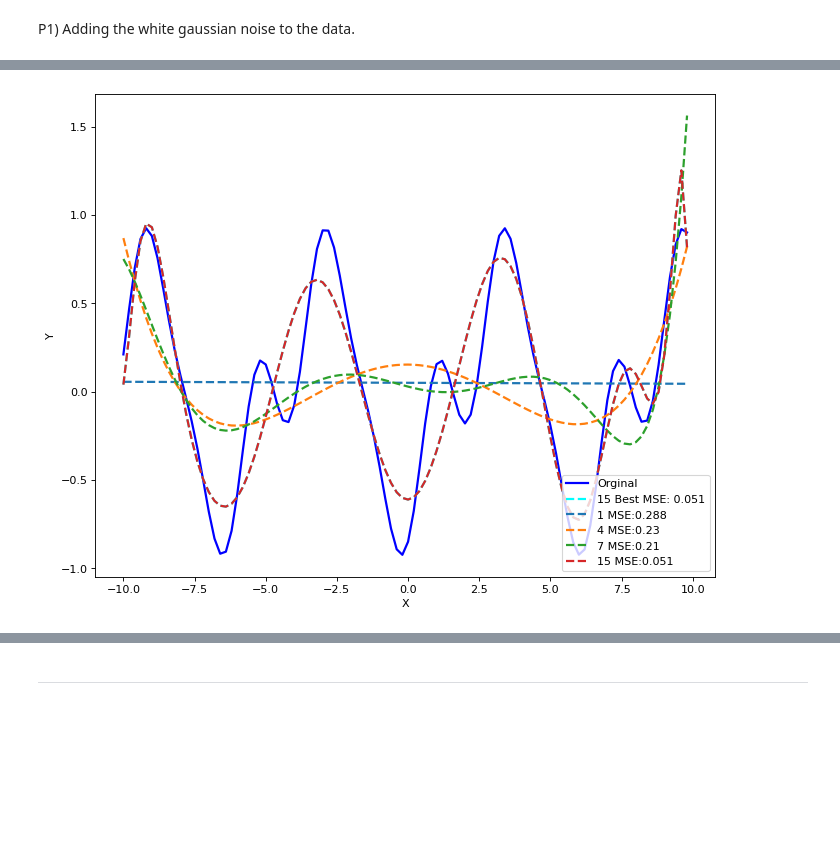
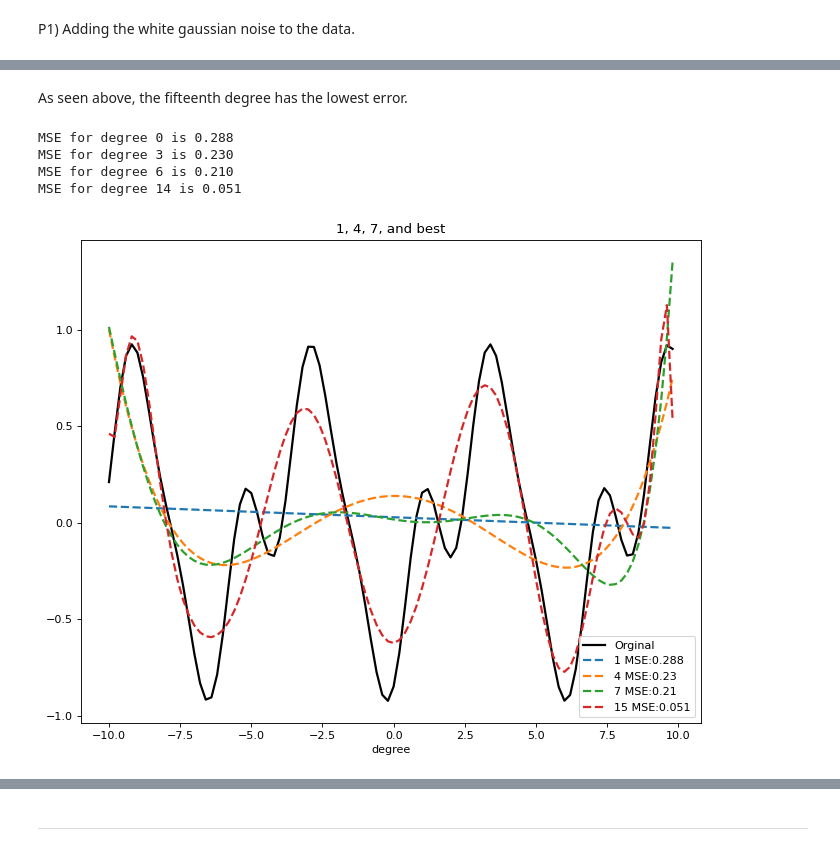
Before and after one commit to Arashlf/UT_ML_Course, a Jupyter notebook: Homework2/Q4-6.ipynb, the cells around one changed output, grey strips where cells are left out. Saved outputs shown, nothing was run; the diff lists cells and outputs as text; code cells hidden in the pictures; blank space fills up the shorter version.

```diff
--- a/Homework2/Q4-6.ipynb
+++ b/Homework2/Q4-6.ipynb
@@ -39,13 +39,3 @@ for i in range(15):
     mse1.append((np.square(y - yt1[i])).mean())
     yt2.append(np.poly1d(np.polyfit(x, y2, i+1))(x))
     mse2.append((np.square(y - yt2[i])).mean())
-# %%
-plt.figure(figsize=(10, 8), dpi=80)
-plt.plot(x, y, linewidth = 4, label = "Original", color = 'blue')
-plt.plot(x, y1, linewidth = 2, label = "Noisy", color = 'red')
-for i in range(15):
-    plt.plot(x, yt1[i], linestyle = 'dashed', linewidth = 2, label = "fit:"+str(i+1))
-plt.xlabel('X')
-plt.ylabel('Y')
-plt.legend(loc ="lower right")
-plt.show()
@@ -54,10 +41,0 @@ plt.show()
-# %%
-plt.figure(figsize=(10, 8), dpi=80)
-plt.plot(x, y, linewidth = 4, label = "Original", color = 'blue')
-plt.plot(x, y2, linewidth = 2, label = "Noisy", color = 'red')
-for i in range(15):
-    plt.plot(x, yt2[i], linestyle = 'dashed', linewidth = 2, label = "fit:"+str(i+1))
-plt.xlabel('X')
-plt.ylabel('Y')
-plt.legend(loc ="lower right")
-plt.show()
@@ -67,0 +42,8 @@ plt.show()
+# %%
+fig, axes = plt.subplots(5, 3, figsize = (12, 8))
+for i in range(15):
+    axes[i % 5][i // 5].plot(x, y, color = 'blue', label = "Original")
+    axes[i % 5][i // 5].plot(x, y1, color = 'red', label = "Gaussian")
+    axes[i % 5][i // 5].plot(x, yt1[i], color = 'green', label = "fit:" + str(i+1), linestyle = 'dashed', linewidth = 3)
+    axes[i % 5][i // 5].set_title('Gaussian degree = {}'.format(i + 1))
+fig.tight_layout()
@@ -67,0 +62,8 @@ plt.show()
+# %%
+fig, axes = plt.subplots(5, 3, figsize = (12, 8))
+for i in range(15):
+    axes[i % 5][i // 5].plot(x, y, color = 'blue', label = "Original")
+    axes[i % 5][i // 5].plot(x, y2, color = 'red', label = "Gaussian")
+    axes[i % 5][i // 5].plot(x, yt2[i], color = 'green', label = "fit:" + str(i+1), linestyle = 'dashed', linewidth = 3)
+    axes[i % 5][i // 5].set_title('Poisson degree = {}'.format(i + 1))
+fig.tight_layout()
@@ -68,17 +80,23 @@ plt.show()
+# %% [markdown]
+As seen above, the fifteenth degree has the lowest error.
 # %%
 best1 = np.where(mse1 == np.amin(mse1))[0][0]
 best2 = np.where(mse2 == np.amin(mse2))[0][0]
 # %%
 plt.figure(figsize=(10, 8), dpi=80)
-plt.plot(x, y, linewidth = 2, label = "Orginal", color = 'blue')
-plt.plot(x, yt1[best1], linestyle = 'dashed', linewidth = 2, label = str(best1+1) + " Best MSE: " + str(round(mse1[best1],3)), color = 'cyan')
+plt.plot(x, y, linewidth = 2, label = "Orginal", color = 'black')
 for i in [0, 3, 6, 14]:
     plt.plot(x, yt1[i], linestyle = 'dashed', linewidth = 2, label = str(i+1) + " MSE:" + str(round(mse1[i],3)))
-plt.xlabel('X')
-plt.ylabel('Y')
+    print('MSE for degree {} is {:.3f}'.format(i, mse1[i]))
+plt.title('1, 4, 7, and best')
+plt.xlabel('degree')
 plt.legend(loc ="lower right")
 plt.show()
 # %% [output]
+MSE for degree 0 is 0.288
+MSE for degree 3 is 0.230
+MSE for degree 6 is 0.210
+MSE for degree 14 is 0.051
-[figure, old version]
+[figure, new version]
 # %%
 plt.figure(figsize=(10, 8), dpi=80)
```
Also changed, not shown: parts of 21 cells of this notebook.
